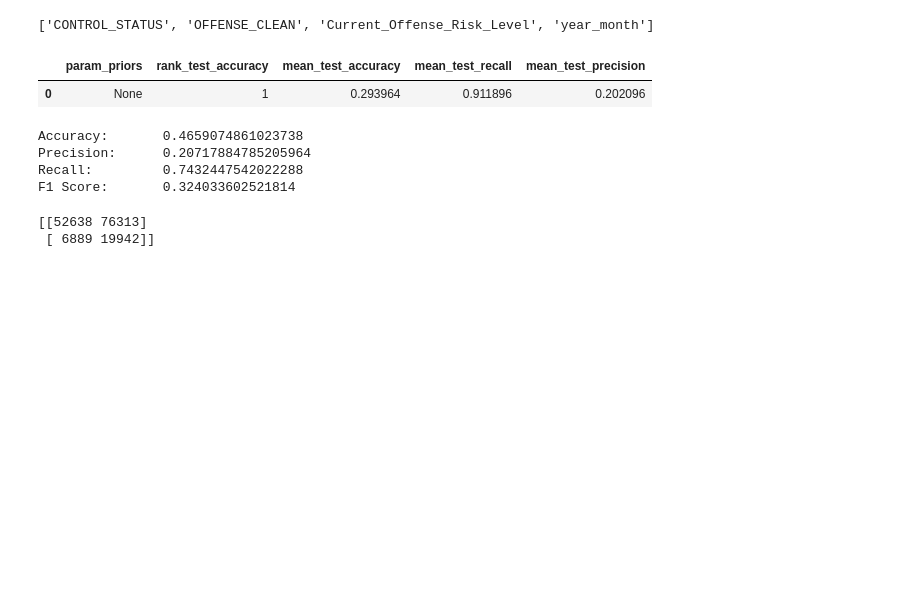
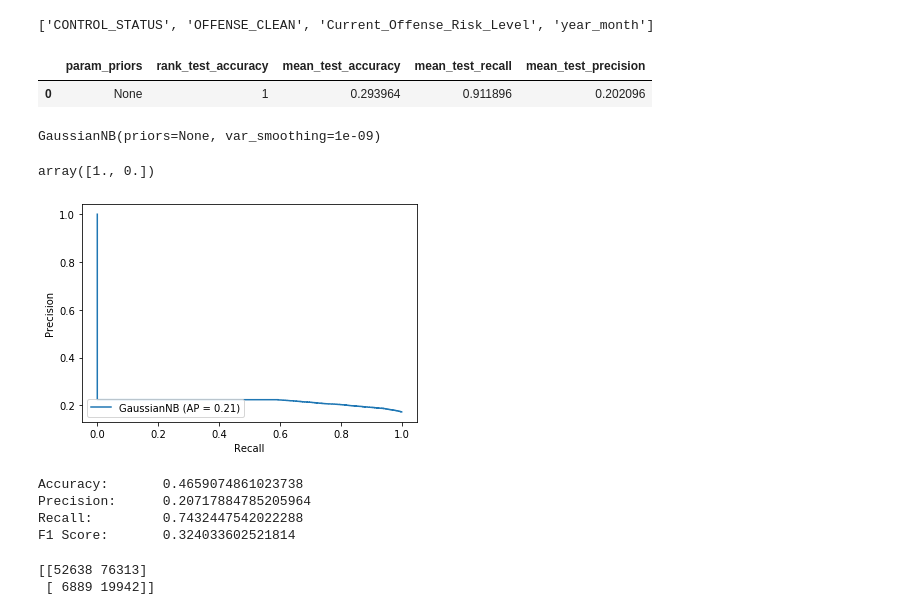
Before and after one commit to christi-liongson/covid_decarceration, a Jupyter notebook: files/analysis_1.ipynb, the cells around one changed output. Saved outputs shown, nothing was run; the diff lists cells and outputs as text; code cells hidden in the pictures; blank space fills up the shorter version.

Commit message:
streamlining model selection

```diff
--- a/files/analysis_1.ipynb
+++ b/files/analysis_1.ipynb
@@ -659,3 +663,7 @@ model_nb = nb.fit(features,target_vals)
 x_test_nb = test_data.loc[:,test_data.columns!=target]
 y_pred_nb = nb.predict(x_test_nb)
 y_test_nb = test_data.loc[:,target]
+# %%
+print(nb)
+# %% [output]
+GaussianNB(priors=None, var_smoothing=1e-09)
@@ -662,3 +672,12 @@ y_test_nb = test_data.loc[:,target]
+# %%
+df[0].unique()
+# %% [output]
+array([1., 0.])
+# %%
+plot_precision_recall_curve(model_nb,x_test_nb,y_test_nb)
+plt.show()
+# %% [output]
+[figure, added]
 # %%
 print("Accuracy:\t{}\nPrecision:\t{}\nRecall:\t\t{}\nF1 Score:\t{}\n".format(accuracy_score(y_test_nb, y_pred_nb),
                                                                            precision_score(y_test_nb, y_pred_nb),
```
Also changed, not shown: parts of 6 cells of this notebook, 5 other files.
